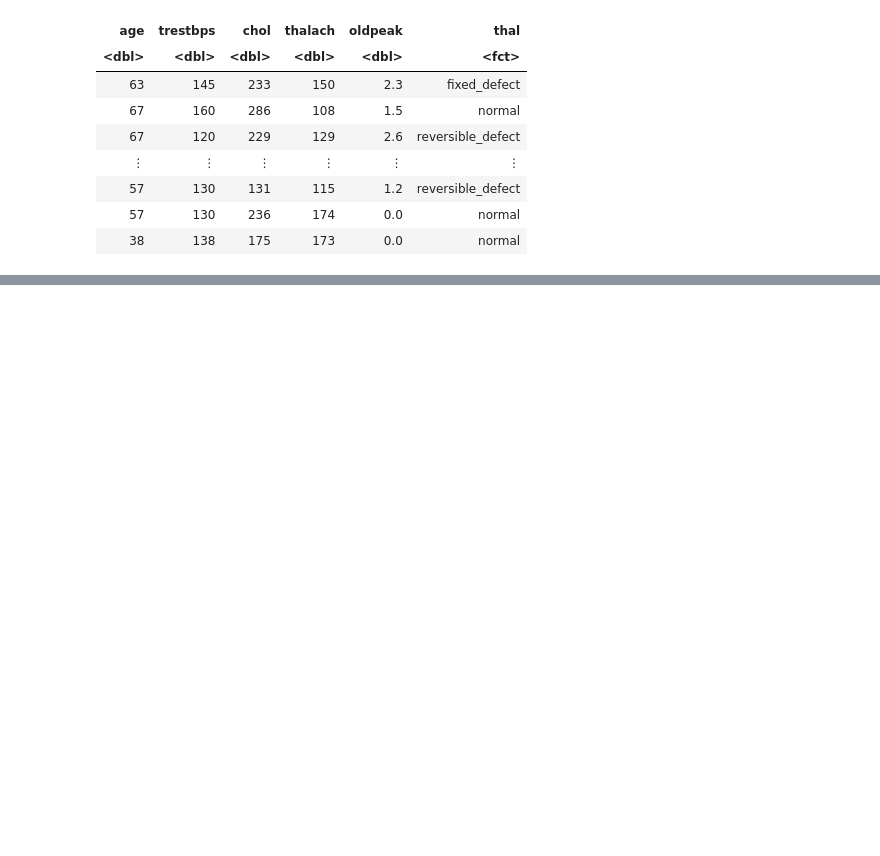
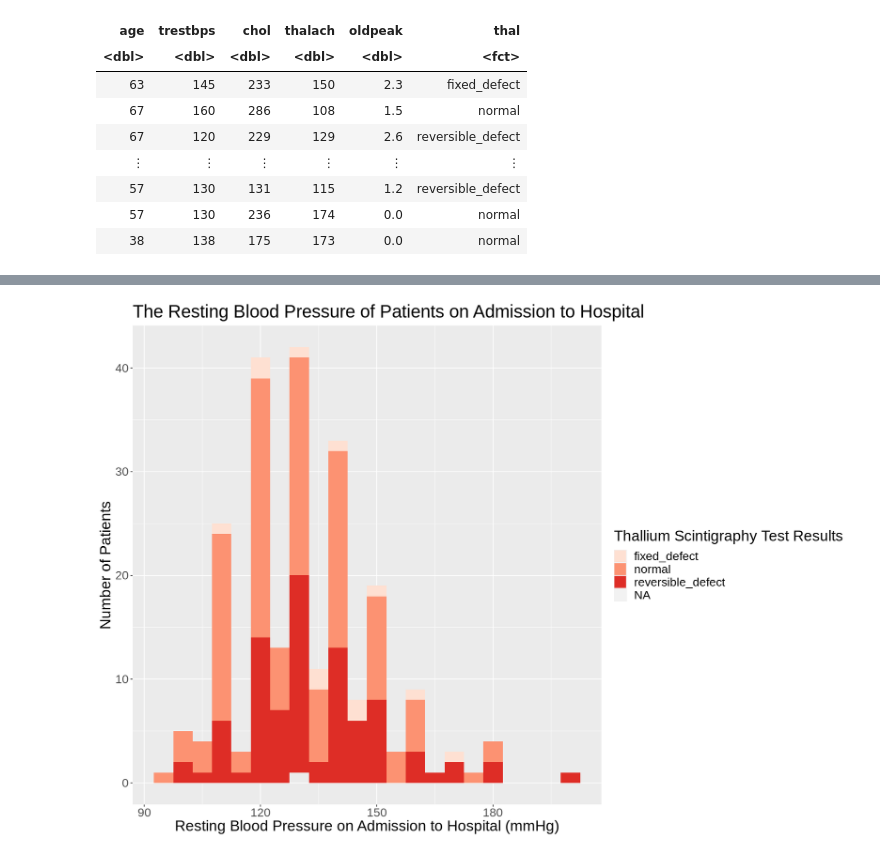
Before and after one commit to alanwake83/DSCI_group30_project, a Jupyter notebook: project_proposal.ipynb, the cells around one changed output, grey strips where cells are left out. Drawn from its saved outputs; the diff is of its cells as text; code cells hidden in the pictures; blank space fills up the shorter version.

Commit message:
Completed Exploratory Data Analysis
Made charts and labeled graphs and tables.

```diff
--- a/project_proposal.ipynb
+++ b/project_proposal.ipynb
@@ -113,0 +143,12 @@ A tibble: 1 × 6
+# %%
+options(repr.plot.width = 14, repr.plot.height = 10)
+cleveland_plot_1 <- cleveland_train |>
+    ggplot(aes(x = trestbps, fill = thal)) +
+    geom_histogram(binwidth = 5) +
+    labs(x = "Resting Blood Pressure on Admission to Hospital (mmHg)", y = "Number of Patients",  fill = "Thallium Scintigraphy Test Results") +
+    ggtitle("Figure 1: The Resting Blood Pressure of Patients on Admission to Hospital") +
+    scale_fill_brewer(palette = "Reds")+
+    theme(text = element_text(size = 20))
+cleveland_plot_1
+# %% [output]
+[figure, added]
```
Also changed, not shown: parts of 19 cells of this notebook.
